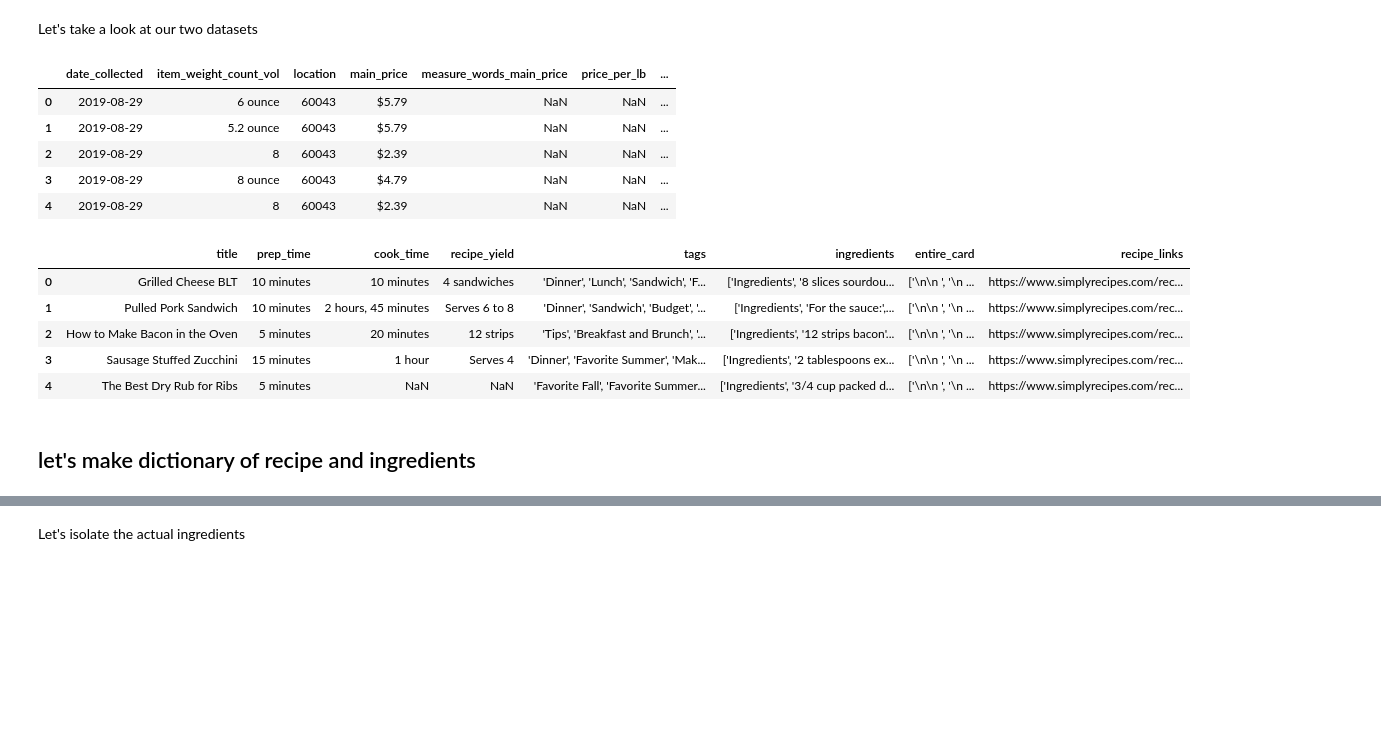
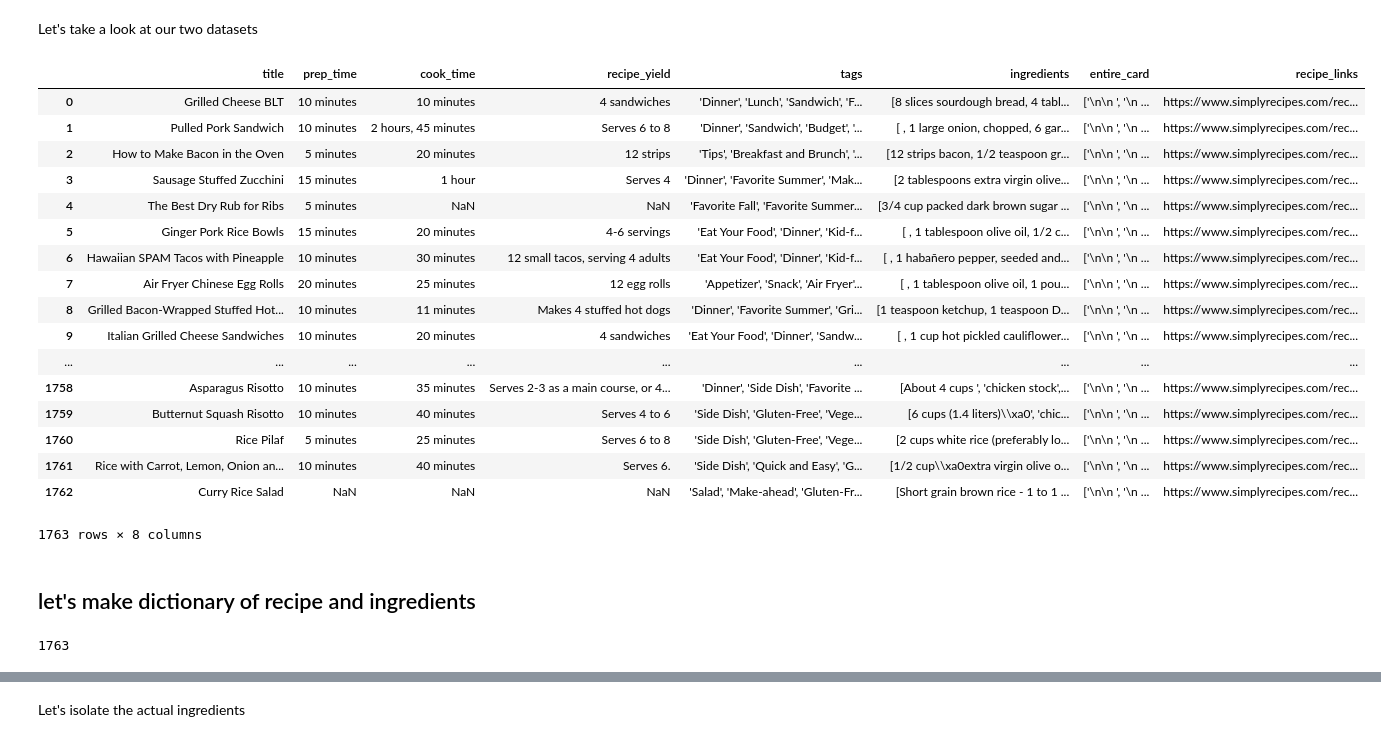
Before and after one commit to mberrien-fitzsimons/recipe_recommendation_system, a Jupyter notebook: notebooks/02_processing/20190830-mlb-simplyrecipes-ingredients-list-cleaning.ipynb, the cells around one changed output, grey strips where cells are left out. Drawn from its saved outputs; the diff is of its cells as text; code cells hidden in the pictures; blank space fills up the shorter version.

Commit message:
completed  cleaning simply recipies ingredients list

```diff
--- a/notebooks/02_processing/20190830-mlb-simplyrecipes-ingredients-list-cleaning.ipynb
+++ b/notebooks/02_processing/20190830-mlb-simplyrecipes-ingredients-list-cleaning.ipynb
@@ -39,23 +33,30 @@ recipes.drop(columns=['Unnamed: 0'], inplace=True)
+# %%
+recipes_df = pd.read_pickle('../../data/02_intermediate/recipies_sr_inter.pkl')
 # %% [markdown]
 Let's take a look at our two datasets
-# %%
-grocery_prices.head()
-# %% [output]
-|  | date_collected | item_weight_count_vol | location | main_price | measure_words_main_price | price_per_lb | ... |
-| 0 | 2019-08-29 | 6 ounce | 60043 | $5.79 | NaN | NaN | ... |
-| 1 | 2019-08-29 | 5.2 ounce | 60043 | $5.79 | NaN | NaN | ... |
-| 2 | 2019-08-29 | 8 | 60043 | $2.39 | NaN | NaN | ... |
-| 3 | 2019-08-29 | 8 ounce | 60043 | $4.79 | NaN | NaN | ... |
-| 4 | 2019-08-29 | 8 | 60043 | $2.39 | NaN | NaN | ... |
-# %%
-recipes.head()
-# %% [output]
-|  | title | prep_time | cook_time | recipe_yield | tags | ingredients | entire_card | recipe_links |
-| 0 | Grilled Cheese BLT | 10 minutes | 10 minutes | 4 sandwiches | 'Dinner', 'Lunch', 'Sandwich', 'F... | ['Ingredients', '8 slices sourdou... | ['\n\n ', '\n ... | https://www.simplyrecipes.com/rec... |
-| 1 | Pulled Pork Sandwich | 10 minutes | 2 hours, 45 minutes | Serves 6 to 8 | 'Dinner', 'Sandwich', 'Budget', '... | ['Ingredients', 'For the sauce:',... | ['\n\n ', '\n ... | https://www.simplyrecipes.com/rec... |
-| 2 | How to Make Bacon in the Oven | 5 minutes | 20 minutes | 12 strips | 'Tips', 'Breakfast and Brunch', '... | ['Ingredients', '12 strips bacon'... | ['\n\n ', '\n ... | https://www.simplyrecipes.com/rec... |
-| 3 | Sausage Stuffed Zucchini | 15 minutes | 1 hour | Serves 4 | 'Dinner', 'Favorite Summer', 'Mak... | ['Ingredients', '2 tablespoons ex... | ['\n\n ', '\n ... | https://www.simplyrecipes.com/rec... |
-| 4 | The Best Dry Rub for Ribs | 5 minutes | NaN | NaN | 'Favorite Fall', 'Favorite Summer... | ['Ingredients', '3/4 cup packed d... | ['\n\n ', '\n ... | https://www.simplyrecipes.com/rec... |
+# %%
+recipes_df.reset_index(inplace=True, drop=True)
+# %%
+recipes_df
+# %% [output]
+|  | title | prep_time | cook_time | recipe_yield | tags | ingredients | entire_card | recipe_links |
+| 0 | Grilled Cheese BLT | 10 minutes | 10 minutes | 4 sandwiches | 'Dinner', 'Lunch', 'Sandwich', 'F... | [8 slices sourdough bread, 4 tabl... | ['\n\n ', '\n ... | https://www.simplyrecipes.com/rec... |
+| 1 | Pulled Pork Sandwich | 10 minutes | 2 hours, 45 minutes | Serves 6 to 8 | 'Dinner', 'Sandwich', 'Budget', '... | [ , 1 large onion, chopped, 6 gar... | ['\n\n ', '\n ... | https://www.simplyrecipes.com/rec... |
+| 2 | How to Make Bacon in the Oven | 5 minutes | 20 minutes | 12 strips | 'Tips', 'Breakfast and Brunch', '... | [12 strips bacon, 1/2 teaspoon gr... | ['\n\n ', '\n ... | https://www.simplyrecipes.com/rec... |
+| 3 | Sausage Stuffed Zucchini | 15 minutes | 1 hour | Serves 4 | 'Dinner', 'Favorite Summer', 'Mak... | [2 tablespoons extra virgin olive... | ['\n\n ', '\n ... | https://www.simplyrecipes.com/rec... |
+| 4 | The Best Dry Rub for Ribs | 5 minutes | NaN | NaN | 'Favorite Fall', 'Favorite Summer... | [3/4 cup packed dark brown sugar ... | ['\n\n ', '\n ... | https://www.simplyrecipes.com/rec... |
+| 5 | Ginger Pork Rice Bowls | 15 minutes | 20 minutes | 4-6 servings | 'Eat Your Food', 'Dinner', 'Kid-f... | [ , 1 tablespoon olive oil, 1/2 c... | ['\n\n ', '\n ... | https://www.simplyrecipes.com/rec... |
+| 6 | Hawaiian SPAM Tacos with Pineapple | 10 minutes | 30 minutes | 12 small tacos, serving 4 adults | 'Eat Your Food', 'Dinner', 'Kid-f... | [ , 1 habañero pepper, seeded and... | ['\n\n ', '\n ... | https://www.simplyrecipes.com/rec... |
+| 7 | Air Fryer Chinese Egg Rolls | 20 minutes | 25 minutes | 12 egg rolls | 'Appetizer', 'Snack', 'Air Fryer'... | [ , 1 tablespoon olive oil, 1 pou... | ['\n\n ', '\n ... | https://www.simplyrecipes.com/rec... |
+| 8 | Grilled Bacon-Wrapped Stuffed Hot... | 10 minutes | 11 minutes | Makes 4 stuffed hot dogs | 'Dinner', 'Favorite Summer', 'Gri... | [1 teaspoon ketchup, 1 teaspoon D... | ['\n\n ', '\n ... | https://www.simplyrecipes.com/rec... |
+| 9 | Italian Grilled Cheese Sandwiches | 10 minutes | 20 minutes | 4 sandwiches | 'Eat Your Food', 'Dinner', 'Sandw... | [ , 1 cup hot pickled cauliflower... | ['\n\n ', '\n ... | https://www.simplyrecipes.com/rec... |
+| ... | ... | ... | ... | ... | ... | ... | ... | ... |
+| 1758 | Asparagus Risotto | 10 minutes | 35 minutes | Serves 2-3 as a main course, or 4... | 'Dinner', 'Side Dish', 'Favorite ... | [About 4 cups ', 'chicken stock',... | ['\n\n ', '\n ... | https://www.simplyrecipes.com/rec... |
+| 1759 | Butternut Squash Risotto | 10 minutes | 40 minutes | Serves 4 to 6 | 'Side Dish', 'Gluten-Free', 'Vege... | [6 cups (1.4 liters)\\xa0', 'chic... | ['\n\n ', '\n ... | https://www.simplyrecipes.com/rec... |
+| 1760 | Rice Pilaf | 5 minutes | 25 minutes | Serves 6 to 8 | 'Side Dish', 'Gluten-Free', 'Vege... | [2 cups white rice (preferably lo... | ['\n\n ', '\n ... | https://www.simplyrecipes.com/rec... |
+| 1761 | Rice with Carrot, Lemon, Onion an... | 10 minutes | 40 minutes | Serves 6. | 'Side Dish', 'Quick and Easy', 'G... | [1/2 cup\\xa0extra virgin olive o... | ['\n\n ', '\n ... | https://www.simplyrecipes.com/rec... |
+| 1762 | Curry Rice Salad | NaN | NaN | NaN | 'Salad', 'Make-ahead', 'Gluten-Fr... | [Short grain brown rice - 1 to 1 ... | ['\n\n ', '\n ... | https://www.simplyrecipes.com/rec... |
+1763 rows × 8 columns
 # %% [markdown]
 ## let's make dictionary of recipe and ingredients
 # %%
@@ -62,0 +64,4 @@ ingredients_lists = recipes.ingredients
+# %%
+len(ingredients_lists)
+# %% [output]
+1763
```
Also changed, not shown: parts of 29 cells of this notebook, 4 other files.
